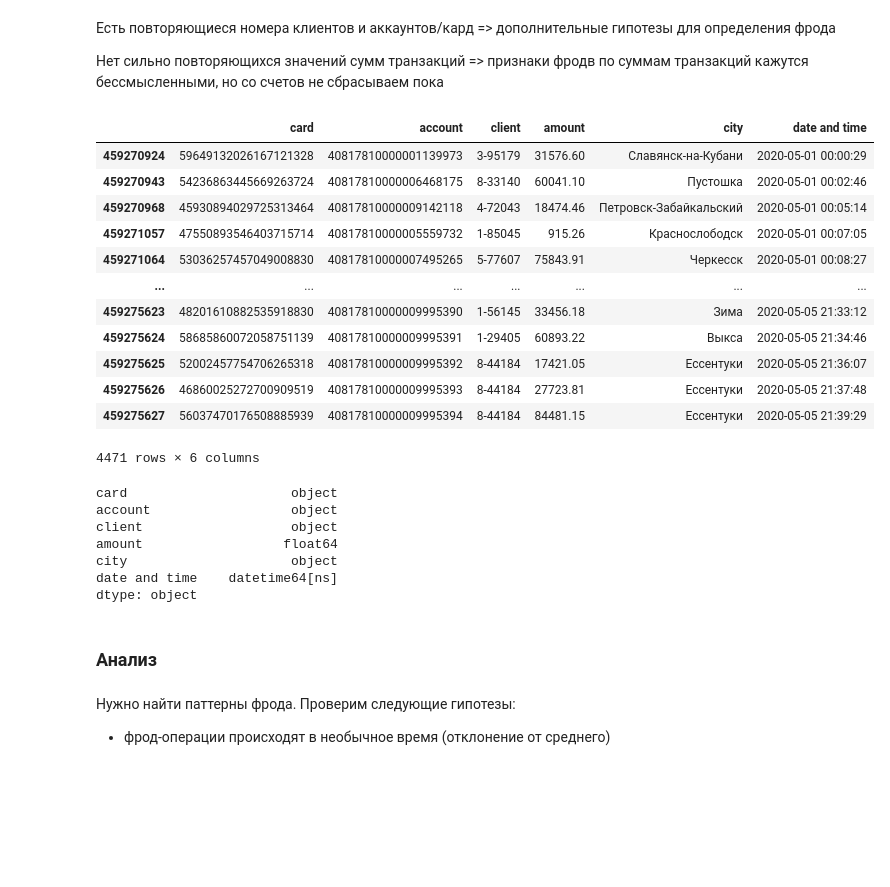
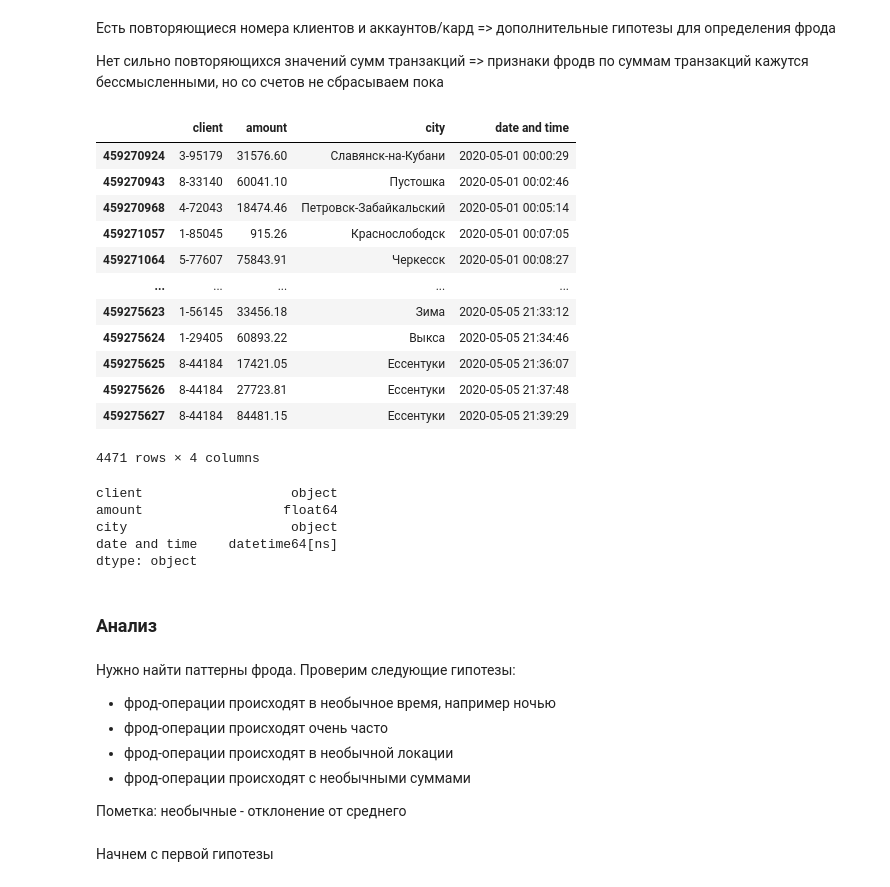
Before and after one commit to sersldmir/all_comp_repo, a Jupyter notebook: sber_cup.ipynb, the cells around one changed output. Saved outputs shown, nothing was run; the diff lists cells and outputs as text; code cells hidden in the pictures; blank space fills up the shorter version.

```diff
--- a/sber_cup.ipynb
+++ b/sber_cup.ipynb
@@ -117,36 +117,32 @@ amount - есть одинаковые
 Нет сильно повторяющихся значений сумм транзакций => признаки фродв по суммам транзакций кажутся бессмысленными, но со счетов не сбрасываем пока
 # %%
 # избавимся от ненужных данных и оставим следующие данные:
-# - дата операции (разобьем отдельно на дату и время)
-# - номер карты
-# - номер акка
+# - дата и время операции
 # - номер клиента
 # - сумма средств в операции
 # - город
 
-df_for_analysis = transactions_df.loc[:, ['card', 'account', 'client', 'amount', 'city']]
+df_for_analysis = transactions_df.loc[:, ['client', 'amount', 'city']]
 transaction_dates = pd.to_datetime(transactions_df.loc[:, 'date'], format='%Y-%m-%dT%H:%M:%S')
 df_for_analysis['date and time'] = transaction_dates
 df_for_analysis
 # %% [output]
-|  | card | account | client | amount | city | date and time |
-| 459270924 | 59649132026167121328 | 40817810000001139973 | 3-95179 | 31576.60 | Славянск-на-Кубани | 2020-05-01 00:00:29 |
-| 459270943 | 54236863445669263724 | 40817810000006468175 | 8-33140 | 60041.10 | Пустошка | 2020-05-01 00:02:46 |
-| 459270968 | 45930894029725313464 | 40817810000009142118 | 4-72043 | 18474.46 | Петровск-Забайкальский | 2020-05-01 00:05:14 |
-| 459271057 | 47550893546403715714 | 40817810000005559732 | 1-85045 | 915.26 | Краснослободск | 2020-05-01 00:07:05 |
-| 459271064 | 53036257457049008830 | 40817810000007495265 | 5-77607 | 75843.91 | Черкесск | 2020-05-01 00:08:27 |
-| ... | ... | ... | ... | ... | ... | ... |
-| 459275623 | 48201610882535918830 | 40817810000009995390 | 1-56145 | 33456.18 | Зима | 2020-05-05 21:33:12 |
-| 459275624 | 58685860072058751139 | 40817810000009995391 | 1-29405 | 60893.22 | Выкса | 2020-05-05 21:34:46 |
-| 459275625 | 52002457754706265318 | 40817810000009995392 | 8-44184 | 17421.05 | Ессентуки | 2020-05-05 21:36:07 |
-| 459275626 | 46860025272700909519 | 40817810000009995393 | 8-44184 | 27723.81 | Ессентуки | 2020-05-05 21:37:48 |
-| 459275627 | 56037470176508885939 | 40817810000009995394 | 8-44184 | 84481.15 | Ессентуки | 2020-05-05 21:39:29 |
+|  | client | amount | city | date and time |
+| 459270924 | 3-95179 | 31576.60 | Славянск-на-Кубани | 2020-05-01 00:00:29 |
+| 459270943 | 8-33140 | 60041.10 | Пустошка | 2020-05-01 00:02:46 |
+| 459270968 | 4-72043 | 18474.46 | Петровск-Забайкальский | 2020-05-01 00:05:14 |
+| 459271057 | 1-85045 | 915.26 | Краснослободск | 2020-05-01 00:07:05 |
+| 459271064 | 5-77607 | 75843.91 | Черкесск | 2020-05-01 00:08:27 |
+| ... | ... | ... | ... | ... |
+| 459275623 | 1-56145 | 33456.18 | Зима | 2020-05-05 21:33:12 |
+| 459275624 | 1-29405 | 60893.22 | Выкса | 2020-05-05 21:34:46 |
+| 459275625 | 8-44184 | 17421.05 | Ессентуки | 2020-05-05 21:36:07 |
+| 459275626 | 8-44184 | 27723.81 | Ессентуки | 2020-05-05 21:37:48 |
+| 459275627 | 8-44184 | 84481.15 | Ессентуки | 2020-05-05 21:39:29 |
-4471 rows × 6 columns
+4471 rows × 4 columns
 # %%
 df_for_analysis.dtypes
 # %% [output]
-card                     object
-account                  object
 client                   object
 amount                  float64
 city                     object
@@ -156,4 +152,11 @@ dtype: object
 ### Анализ
 # %% [markdown]
 Нужно найти паттерны фрода. Проверим следующие гипотезы:
-- фрод-операции происходят в необычное время (отклонение от среднего)
+- фрод-операции происходят в необычное время, например ночью
+- фрод-операции происходят очень часто
+- фрод-операции происходят в необычной локации
+- фрод-операции происходят с необычными суммами
+
+Пометка: необычные - отклонение от среднего
+# %% [markdown]
+Начнем с первой гипотезы
```
